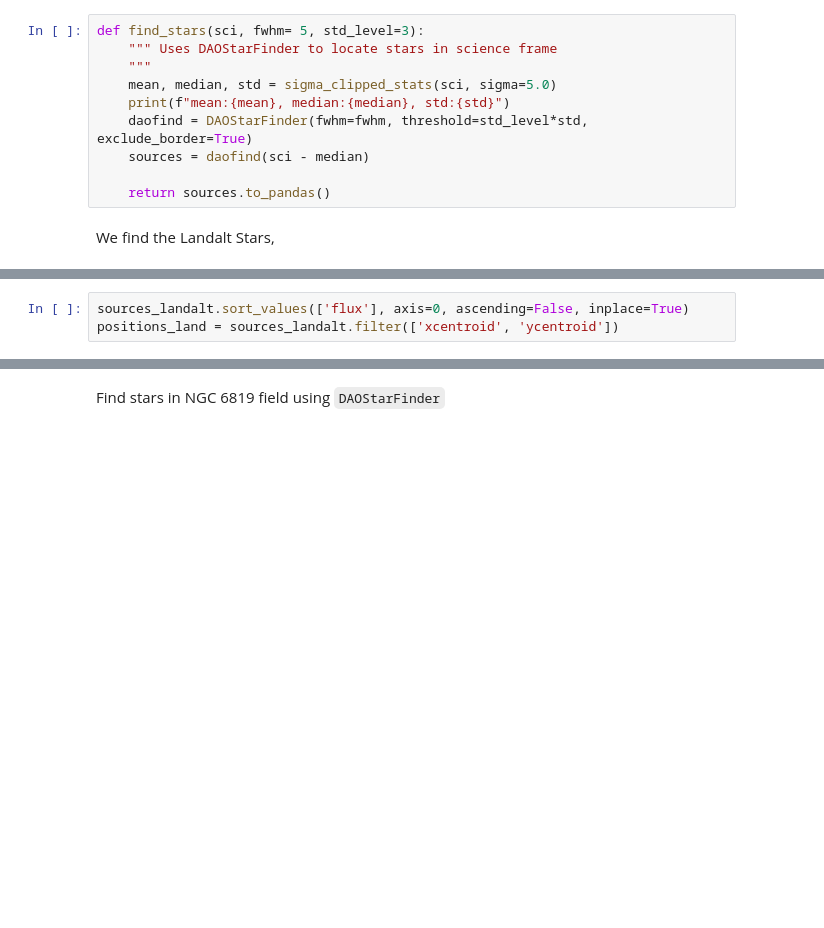
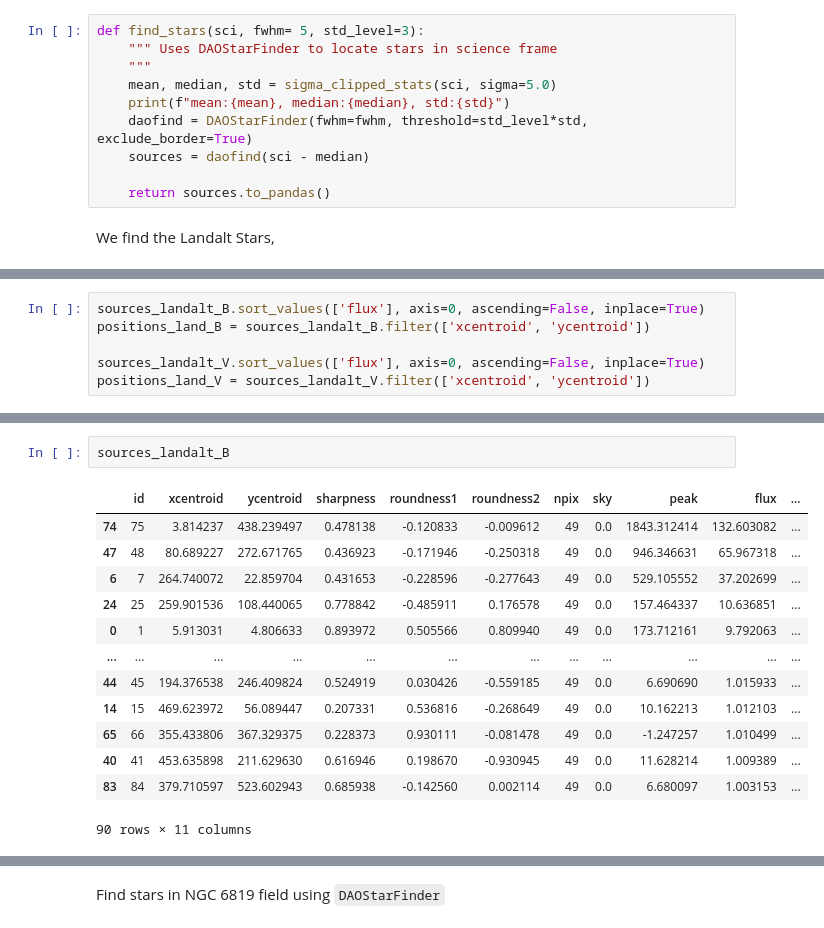
Before and after one commit to avi-patel1/ASTR257_2024, a Jupyter notebook: Project 2--HR Diagram/HR_Diagram.ipynb, the cells around one changed output, grey strips where cells are left out. Saved outputs shown, nothing was run; the diff lists cells and outputs as text; blank space fills up the shorter version.

```diff
--- a/Project 2--HR Diagram/HR_Diagram.ipynb
+++ b/Project 2--HR Diagram/HR_Diagram.ipynb
@@ -166,3 +189,6 @@ mean:447.0117704495557, median:446.8561424332345, std:8.566261672693264
 # %%
-sources_landalt.sort_values(['flux'], axis=0, ascending=False, inplace=True)
-positions_land = sources_landalt.filter(['xcentroid', 'ycentroid'])
+sources_landalt_B.sort_values(['flux'], axis=0, ascending=False, inplace=True)
+positions_land_B = sources_landalt_B.filter(['xcentroid', 'ycentroid'])
+
+sources_landalt_V.sort_values(['flux'], axis=0, ascending=False, inplace=True)
+positions_land_V = sources_landalt_V.filter(['xcentroid', 'ycentroid'])
@@ -184,0 +195,16 @@ sources_landalt
+# %%
+sources_landalt_B
+# %% [output]
+|  | id | xcentroid | ycentroid | sharpness | roundness1 | roundness2 | npix | sky | peak | flux | ... |
+| 74 | 75 | 3.814237 | 438.239497 | 0.478138 | -0.120833 | -0.009612 | 49 | 0.0 | 1843.312414 | 132.603082 | ... |
+| 47 | 48 | 80.689227 | 272.671765 | 0.436923 | -0.171946 | -0.250318 | 49 | 0.0 | 946.346631 | 65.967318 | ... |
+| 6 | 7 | 264.740072 | 22.859704 | 0.431653 | -0.228596 | -0.277643 | 49 | 0.0 | 529.105552 | 37.202699 | ... |
+| 24 | 25 | 259.901536 | 108.440065 | 0.778842 | -0.485911 | 0.176578 | 49 | 0.0 | 157.464337 | 10.636851 | ... |
+| 0 | 1 | 5.913031 | 4.806633 | 0.893972 | 0.505566 | 0.809940 | 49 | 0.0 | 173.712161 | 9.792063 | ... |
+| ... | ... | ... | ... | ... | ... | ... | ... | ... | ... | ... | ... |
+| 44 | 45 | 194.376538 | 246.409824 | 0.524919 | 0.030426 | -0.559185 | 49 | 0.0 | 6.690690 | 1.015933 | ... |
+| 14 | 15 | 469.623972 | 56.089447 | 0.207331 | 0.536816 | -0.268649 | 49 | 0.0 | 10.162213 | 1.012103 | ... |
+| 65 | 66 | 355.433806 | 367.329375 | 0.228373 | 0.930111 | -0.081478 | 49 | 0.0 | -1.247257 | 1.010499 | ... |
+| 40 | 41 | 453.635898 | 211.629630 | 0.616946 | 0.198670 | -0.930945 | 49 | 0.0 | 11.628214 | 1.009389 | ... |
+| 83 | 84 | 379.710597 | 523.602943 | 0.685938 | -0.142560 | 0.002114 | 49 | 0.0 | 6.680097 | 1.003153 | ... |
+90 rows × 11 columns
```
Also changed, not shown: parts of 9 cells of this notebook.
